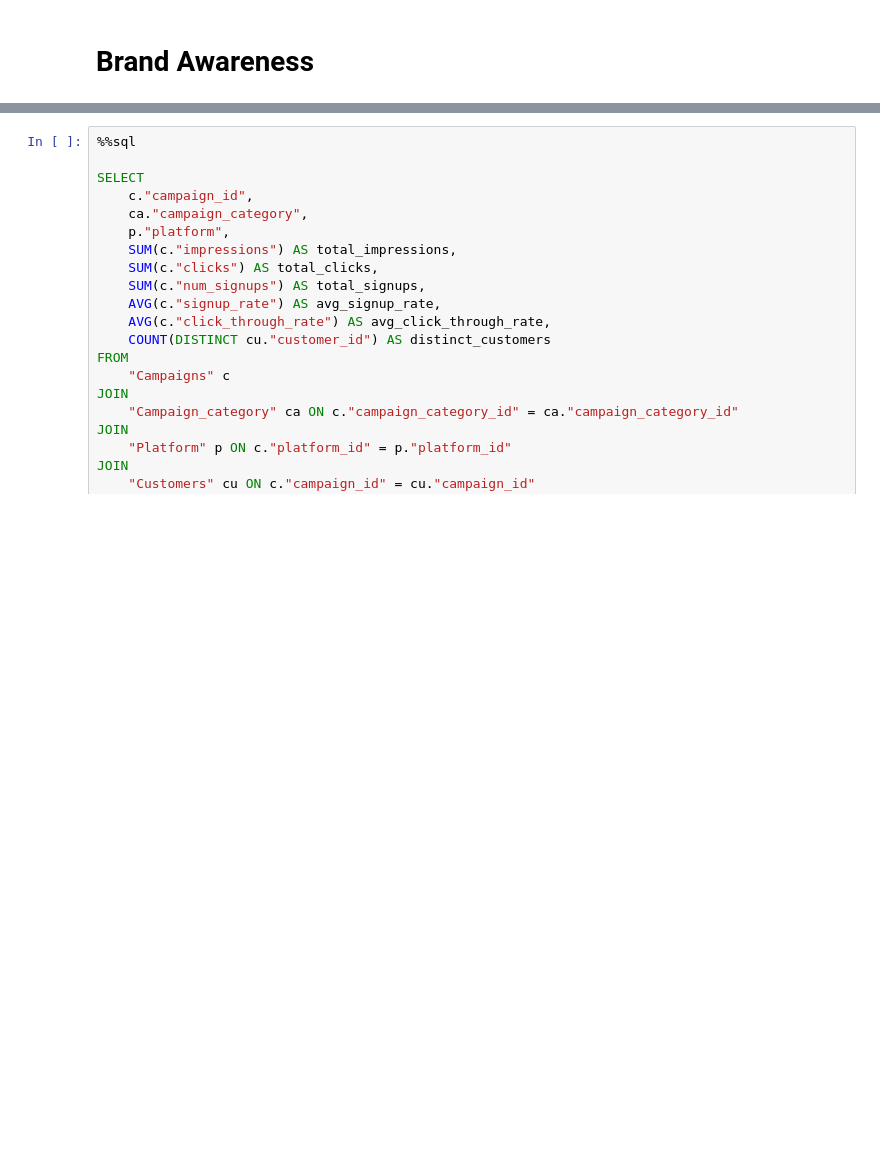
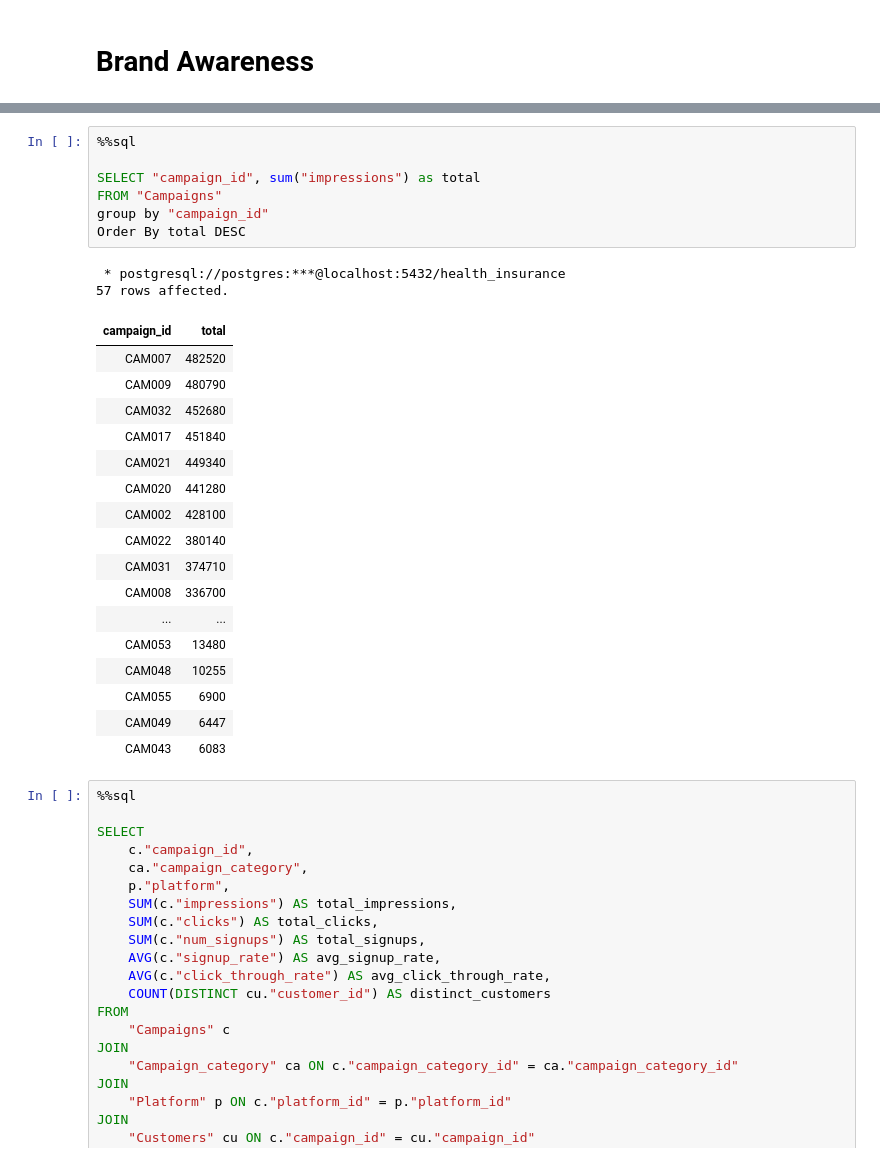
Before and after one commit to The-DigitalAcademy/Health_Insurance, a Jupyter notebook: SQL_Analysis.ipynb, the cells around one changed output, grey strips where cells are left out. Cells and saved outputs as stored; diff of their text form; blank space fills up the shorter version.

Commit message:
edits made on  sql, powerbi and tableau

```diff
--- a/SQL_Analysis.ipynb
+++ b/SQL_Analysis.ipynb
@@ -427,3 +448,30 @@ Limit 10;
+# %%
+%%sql
+
+SELECT "campaign_id", sum("impressions") as total
+FROM "Campaigns"
+group by "campaign_id"
+Order By total DESC
+# %% [output]
+ * postgresql://postgres:***@localhost:5432/health_insurance
+57 rows affected.
+| campaign_id | total |
+| CAM007 | 482520 |
+| CAM009 | 480790 |
+| CAM032 | 452680 |
+| CAM017 | 451840 |
+| CAM021 | 449340 |
+| CAM020 | 441280 |
+| CAM002 | 428100 |
+| CAM022 | 380140 |
+| CAM031 | 374710 |
+| CAM008 | 336700 |
+| ... | ... |
+| CAM053 | 13480 |
+| CAM048 | 10255 |
+| CAM055 | 6900 |
+| CAM049 | 6447 |
+| CAM043 | 6083 |
 # %%
 %%sql
 
```
Also changed, not shown: parts of 4 cells of this notebook, 3 other files.
